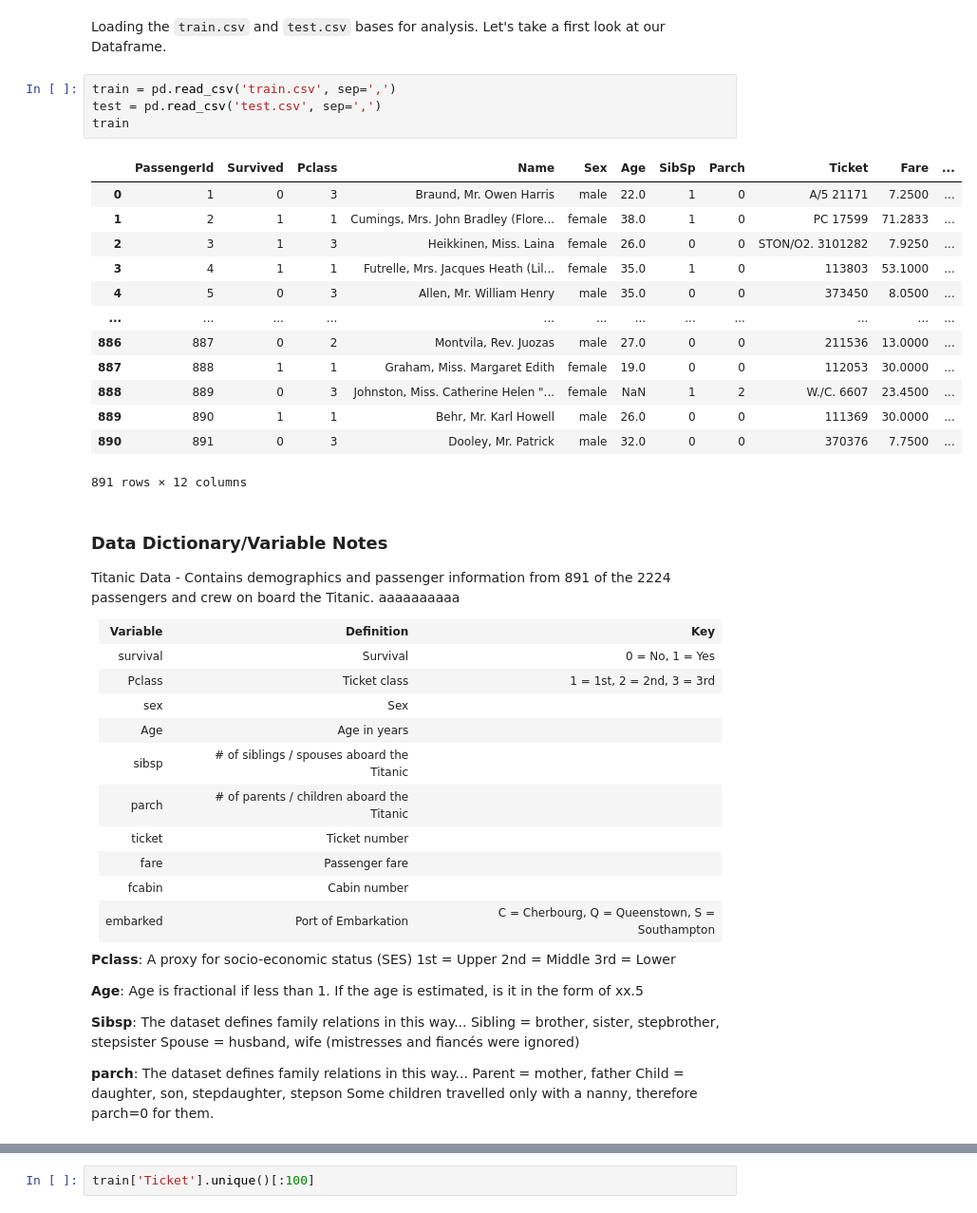
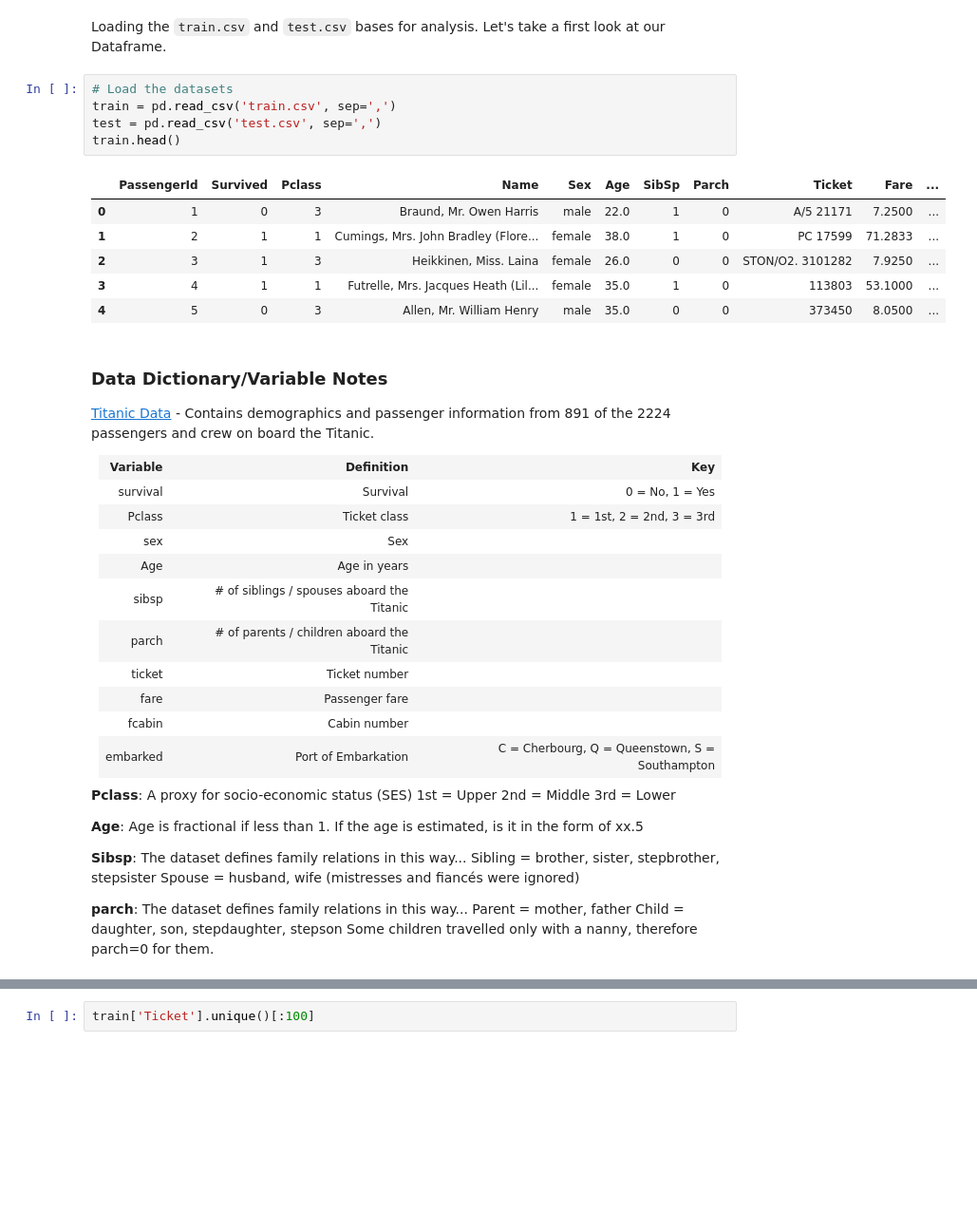
Before and after one commit to maylonleoncio/titanic, a Jupyter notebook: titanic_analysis.ipynb, the cells around one changed output, grey strips where cells are left out. Shown at 95% size. Cells and saved outputs as stored; diff of their text form; blank space fills up the shorter version.

```diff
--- a/titanic_analysis.ipynb
+++ b/titanic_analysis.ipynb
@@ -20,28 +19,21 @@ import csv
 # %% [markdown]
 Loading the `train.csv` and `test.csv` bases for analysis. Let's take a first look at our Dataframe.
 # %%
+# Load the datasets
 train = pd.read_csv('train.csv', sep=',')
 test = pd.read_csv('test.csv', sep=',')
-train
+train.head()
 # %% [output]
 |  | PassengerId | Survived | Pclass | Name | Sex | Age | SibSp | Parch | Ticket | Fare | ... |
 | 0 | 1 | 0 | 3 | Braund, Mr. Owen Harris | male | 22.0 | 1 | 0 | A/5 21171 | 7.2500 | ... |
 | 1 | 2 | 1 | 1 | Cumings, Mrs. John Bradley (Flore... | female | 38.0 | 1 | 0 | PC 17599 | 71.2833 | ... |
 | 2 | 3 | 1 | 3 | Heikkinen, Miss. Laina | female | 26.0 | 0 | 0 | STON/O2. 3101282 | 7.9250 | ... |
 | 3 | 4 | 1 | 1 | Futrelle, Mrs. Jacques Heath (Lil... | female | 35.0 | 1 | 0 | 113803 | 53.1000 | ... |
 | 4 | 5 | 0 | 3 | Allen, Mr. William Henry | male | 35.0 | 0 | 0 | 373450 | 8.0500 | ... |
-| ... | ... | ... | ... | ... | ... | ... | ... | ... | ... | ... | ... |
-| 886 | 887 | 0 | 2 | Montvila, Rev. Juozas | male | 27.0 | 0 | 0 | 211536 | 13.0000 | ... |
-| 887 | 888 | 1 | 1 | Graham, Miss. Margaret Edith | female | 19.0 | 0 | 0 | 112053 | 30.0000 | ... |
-| 888 | 889 | 0 | 3 | Johnston, Miss. Catherine Helen "... | female | NaN | 1 | 2 | W./C. 6607 | 23.4500 | ... |
-| 889 | 890 | 1 | 1 | Behr, Mr. Karl Howell | male | 26.0 | 0 | 0 | 111369 | 30.0000 | ... |
-| 890 | 891 | 0 | 3 | Dooley, Mr. Patrick | male | 32.0 | 0 | 0 | 370376 | 7.7500 | ... |
-891 rows × 12 columns
 # %% [markdown]
 ### Data Dictionary/Variable Notes
 
-Titanic Data - Contains demographics and passenger information from 891 of the 2224 passengers and crew on board the Titanic.
-aaaaaaaaaa
+[Titanic Data](https://github.com/maylonleoncio/titanic/blob/main/train.csv)  - Contains demographics and passenger information from 891 of the 2224 passengers and crew on board the Titanic.
 
 <style>
   table {
@@ -50,7 +42,7 @@ aaaaaaaaaa
     border-collapse: collapse; /* Para unir as bordas das células */
   }
   th, td {
-    text-align: left;
+    text-align: justify;
     padding: 8px;
     border: 1px solid black; /* Adiciona uma borda de 1px com cor cinza (#ddd) */
   }
```
Also changed, not shown: parts of 14 cells of this notebook.
